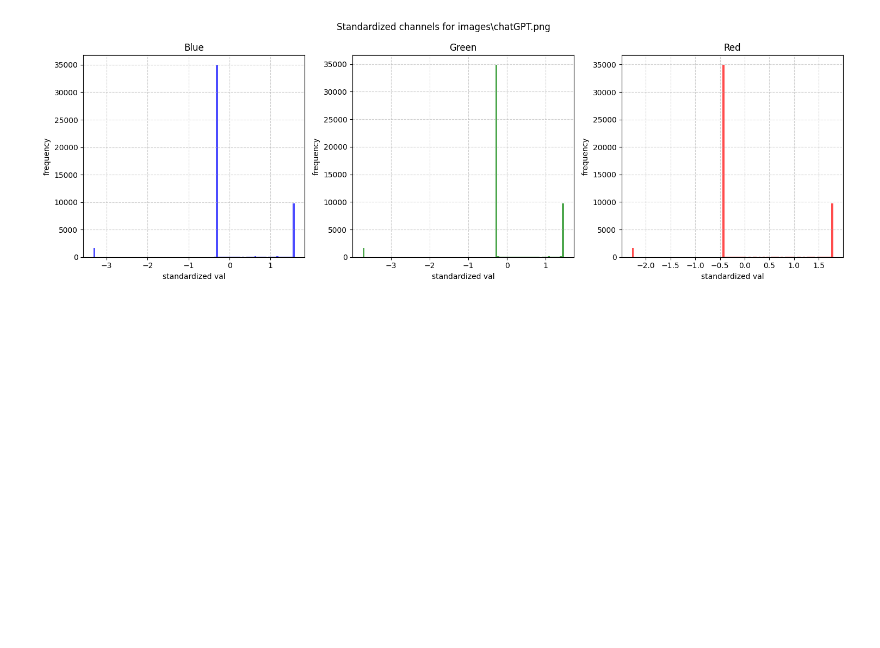
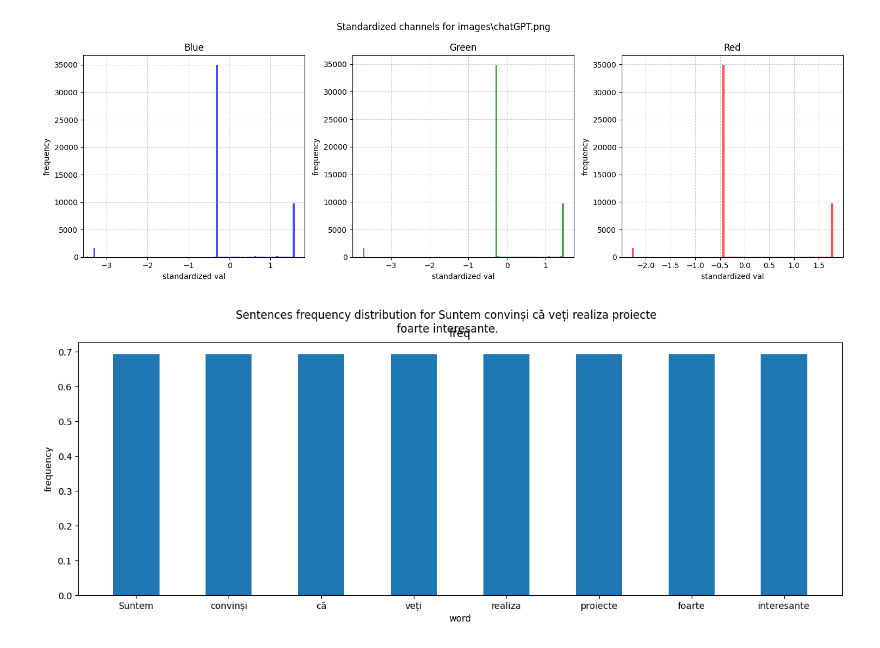
Before and after one commit to rempill/ai, a Jupyter notebook: Lab 2/tema.ipynb, the cells around one changed output. Drawn from its saved outputs; the diff is of its cells as text; code cells hidden in the pictures; blank space fills up the shorter version.

```diff
--- a/Lab 2/tema.ipynb
+++ b/Lab 2/tema.ipynb
@@ -294,3 +296,22 @@ for image in images:
 [figure]
 [figure]
 [figure]
+# %%
+sentence=[sentences[1]]
+for sent in sentence:
+    freq={}
+    tokenized_words = word_tokenize(sent)
+    for w in tokenized_words:
+        if not w.isalpha() or w.isdigit():
+            continue
+        freq[w] = freq.get(w, 0) + 1
+    freq_scaled=[math.log(x+1) for x in freq.values()]
+    plt.figure(figsize=(15,5))
+    plt.bar(freq.keys(), freq_scaled, width=0.5)
+    plt.suptitle("Sentences frequency distribution for "+ str(sent))
+    plt.title("freq")
+    plt.xlabel("word")
+    plt.ylabel("frequency")
+    plt.show()
+# %% [output]
+[figure, added]
```
Also changed, not shown: parts of 2 cells of this notebook.
